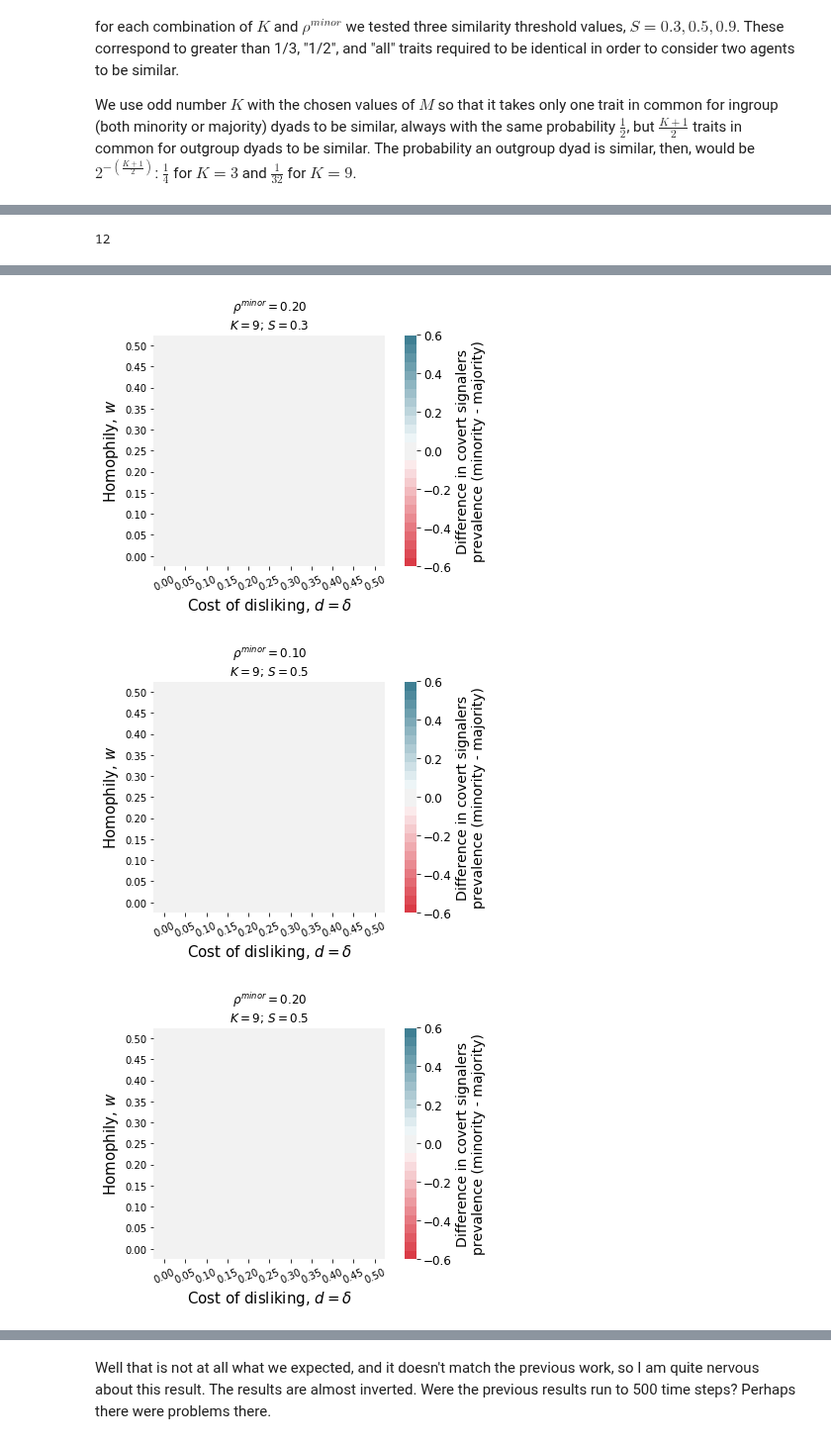
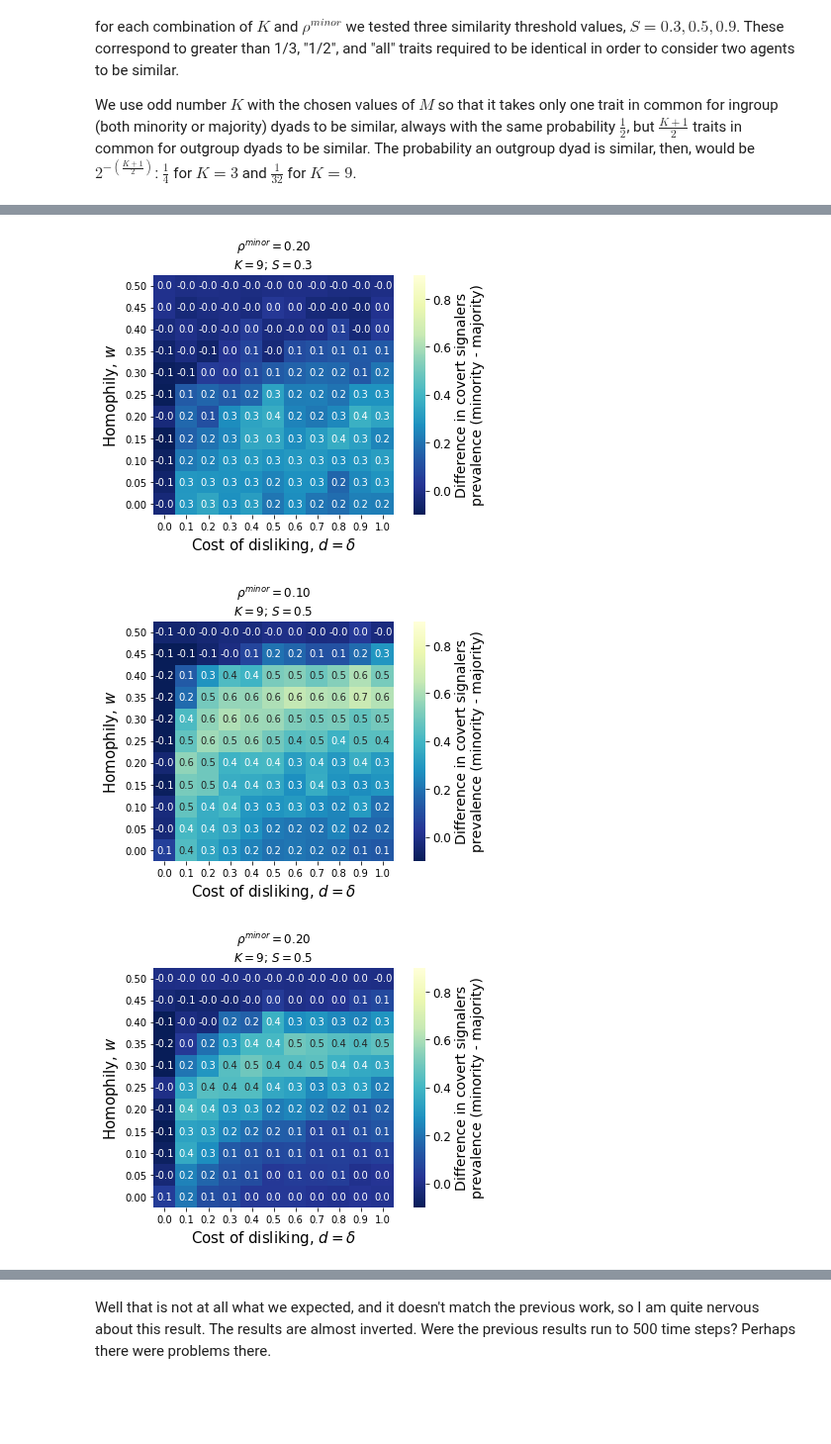
Before and after one commit to mt-digital/identity-signaling, a Jupyter notebook: notebooks/Minority-Tolerance.ipynb, the cells around one changed output, grey strips where cells are left out. Shown at 99% size. Saved outputs shown, nothing was run; the diff lists cells and outputs as text; code cells hidden in the pictures; blank space fills up the shorter version.

```diff
--- a/notebooks/Minority-Tolerance.ipynb
+++ b/notebooks/Minority-Tolerance.ipynb
@@ -57,17 +57,26 @@ blobs_to_load = []
 for K in Ks:
     for S in Ss[K]:
         for minority_frac in minority_fracs:
-            blobs_to_load.append([
+            matching_blobs = [
                 b for b in blobs if
                 b['K'] == K and
                 b['S'] == S and
                 b['minority_frac'] == minority_frac
-            ][0])
+            ]
+
+            df_parts = [pd.read_csv(b['file']) for b in matching_blobs]
+
+            blobs_to_load.append({
+                'K': K,
+                'S': S,
+                'minority_frac': minority_frac,
+                'df': pd.concat(df_parts)
+            })
 # XXX this seems problematic. Instead of taking the first one found it seems we now need to
 # track all matching blobs, not just the first. Then create a DF for each one and concatenate
 # them all.
 
 # Update blobs of interest with DataFrame version of data.
-for b in blobs_to_load:
-    print(f'loading file for {b}')
-    b.update({'df': pd.read_csv(b['file'])})
+# for b in blobs_to_load:
+#     print(f'loading file for {b}')
+#     b.update({'df': pd.read_csv(b['file'])})
@@ -87,7 +83,3 @@ loading file for {'K': '9', 'M': '4', 'S': '0.8', 'file': '../data/minority/0.20
-# %%
-len(blobs_to_load)
-# %% [output]
-12
 # %%
 # Go through and make one figure for each where the filename
 # indicates the parameters.
@@ -101,9 +93,11 @@ for b in blobs_to_load:
     f'../../papers/idsig/Figures/minority_tolerance/{K}_{str(rho_cov).replace(".","p")}_{str(S).replace(".","p")}.pdf'
     minority_diff_heatmap(
         df,
-        vmin=-0.6,
-        vmax=0.6,
+#         annot=False,
+        vmin=-0.1,
+        vmax=0.9,
         title=title,
-        savefig_path=savefig_path
+        savefig_path=savefig_path,
+        cmap='YlGnBu_r'
     )
 # %% [output]
@@ -117,3 +111,3 @@ for b in blobs_to_load:
-[figure, old version]
+[figure, new version]
-[figure, old version]
+[figure, new version]
-[figure, old version]
+[figure, new version]
```
Also changed, not shown: parts of 2 cells of this notebook, 4 other files.
